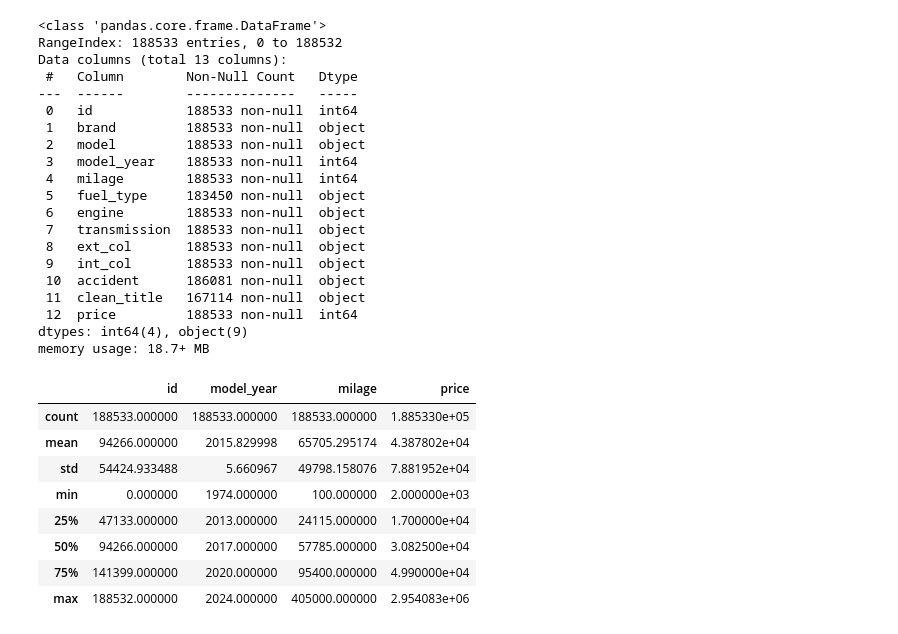
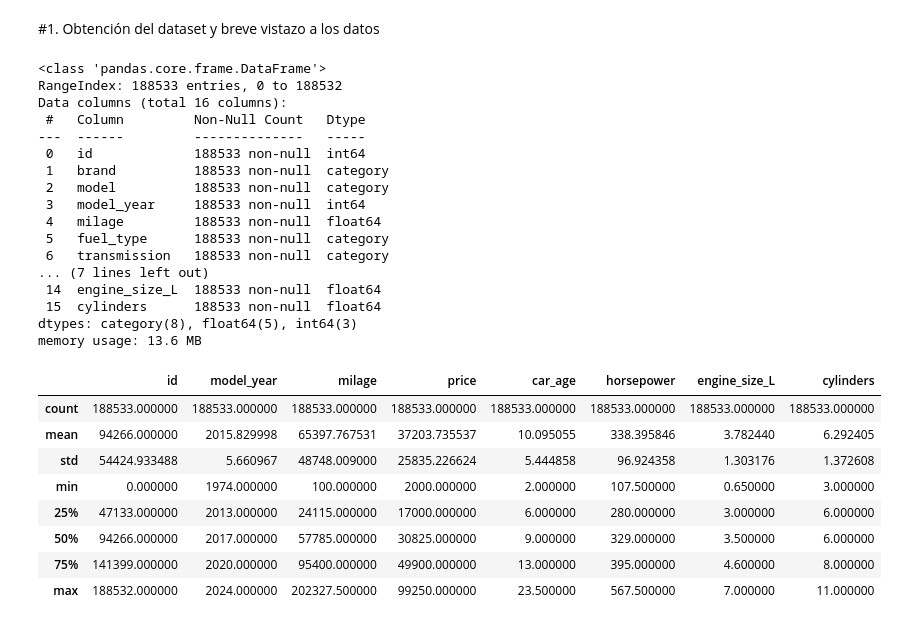
Before and after one commit to Bootcamp-Data-Analyst/proyecto7-grupo3-problema-de-regresion, a Jupyter notebook: car-price-ml-proyect/notebooks/EDA_inicial_pre_limpieza.ipynb, the cells around one changed output. Saved outputs shown, nothing was run; the diff lists cells and outputs as text; code cells hidden in the pictures.

```diff
--- a/car-price-ml-proyect/notebooks/EDA_inicial_pre_limpieza.ipynb
+++ b/car-price-ml-proyect/notebooks/EDA_inicial_pre_limpieza.ipynb
@@ -27,41 +12,46 @@ import missingno as msno # Para visualizar datos faltantes
 import matplotlib.pyplot as plt # Creación de gráficos
 sns.set(style="whitegrid") #utilidades especificas para visualización
 plt.rcParams["figure.figsize"] = (10, 6) #utilidades especificas para visualización
+# %% [markdown]
+#1. Obtención del dataset y breve vistazo a los datos
 # %%
 #Procedemos a cargar el dataset y visualizarlo
-train=pd.read_csv("train.csv")
+df_clean=pd.read_csv("cleaned_train.csv")
 
-#visualización del dataset
-train.head() #muestra las primeras filas
-train.info() #ver los datatypes, valores faltantes
-train.describe() #stats de columnas numéricas
+# Obtenemos una lista de las columnas que queremos cambiar su tipo
+cat_cols = [
+    'brand','model','fuel_type','transmission',
+    'ext_col','int_col','accident','clean_title'
+]
+# Cambiamos el tipo a category
+df_clean[cat_cols] = df_clean[cat_cols].astype('category')
+
+df_clean.info() #ver los datatypes, valores faltantes
+df_clean.describe() #stats de columnas numéricas
 # %% [output]
 <class 'pandas.core.frame.DataFrame'>
 RangeIndex: 188533 entries, 0 to 188532
-Data columns (total 13 columns):
- #   Column        Non-Null Count   Dtype
----  ------        --------------   -----
- 0   id            188533 non-null  int64
- 1   brand         188533 non-null  object
- 2   model         188533 non-null  object
- 3   model_year    188533 non-null  int64
- 4   milage        188533 non-null  int64
- 5   fuel_type     183450 non-null  object
- 6   engine        188533 non-null  object
- 7   transmission  188533 non-null  object
- 8   ext_col       188533 non-null  object
- 9   int_col       188533 non-null  object
- 10  accident      186081 non-null  object
- 11  clean_title   167114 non-null  object
- 12  price         188533 non-null  int64
-dtypes: int64(4), object(9)
-memory usage: 18.7+ MB
+Data columns (total 16 columns):
+ #   Column         Non-Null Count   Dtype
+---  ------         --------------   -----
+ 0   id             188533 non-null  int64
+ 1   brand          188533 non-null  category
+ 2   model          188533 non-null  category
+ 3   model_year     188533 non-null  int64
+ 4   milage         188533 non-null  float64
+ 5   fuel_type      188533 non-null  category
+ 6   transmission   188533 non-null  category
+... (7 lines left out)
+ 14  engine_size_L  188533 non-null  float64
+ 15  cylinders      188533 non-null  float64
+dtypes: category(8), float64(5), int64(3)
+memory usage: 13.6 MB
-|  | id | model_year | milage | price |
-| count | 188533.000000 | 188533.000000 | 188533.000000 | 1.885330e+05 |
-| mean | 94266.000000 | 2015.829998 | 65705.295174 | 4.387802e+04 |
-| std | 54424.933488 | 5.660967 | 49798.158076 | 7.881952e+04 |
-| min | 0.000000 | 1974.000000 | 100.000000 | 2.000000e+03 |
-| 25% | 47133.000000 | 2013.000000 | 24115.000000 | 1.700000e+04 |
-| 50% | 94266.000000 | 2017.000000 | 57785.000000 | 3.082500e+04 |
-| 75% | 141399.000000 | 2020.000000 | 95400.000000 | 4.990000e+04 |
-| max | 188532.000000 | 2024.000000 | 405000.000000 | 2.954083e+06 |
+|  | id | model_year | milage | price | car_age | horsepower | engine_size_L | cylinders |
+| count | 188533.000000 | 188533.000000 | 188533.000000 | 188533.000000 | 188533.000000 | 188533.000000 | 188533.000000 | 188533.000000 |
+| mean | 94266.000000 | 2015.829998 | 65397.767531 | 37203.735537 | 10.095055 | 338.395846 | 3.782440 | 6.292405 |
+| std | 54424.933488 | 5.660967 | 48748.009000 | 25835.226624 | 5.444858 | 96.924358 | 1.303176 | 1.372608 |
+| min | 0.000000 | 1974.000000 | 100.000000 | 2000.000000 | 2.000000 | 107.500000 | 0.650000 | 3.000000 |
+| 25% | 47133.000000 | 2013.000000 | 24115.000000 | 17000.000000 | 6.000000 | 280.000000 | 3.000000 | 6.000000 |
+| 50% | 94266.000000 | 2017.000000 | 57785.000000 | 30825.000000 | 9.000000 | 329.000000 | 3.500000 | 6.000000 |
+| 75% | 141399.000000 | 2020.000000 | 95400.000000 | 49900.000000 | 13.000000 | 395.000000 | 4.600000 | 8.000000 |
+| max | 188532.000000 | 2024.000000 | 202327.500000 | 99250.000000 | 23.500000 | 567.500000 | 7.000000 | 11.000000 |
```
Also changed, not shown: parts of 23 cells of this notebook.
